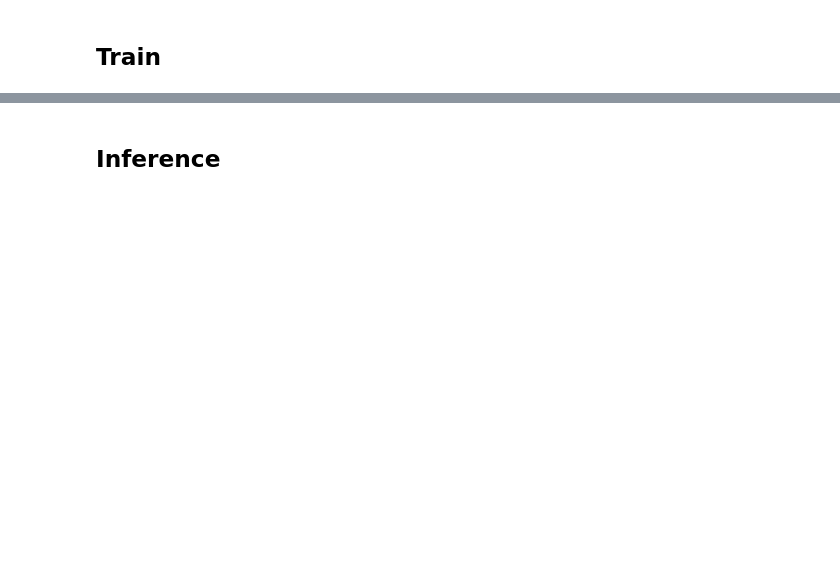
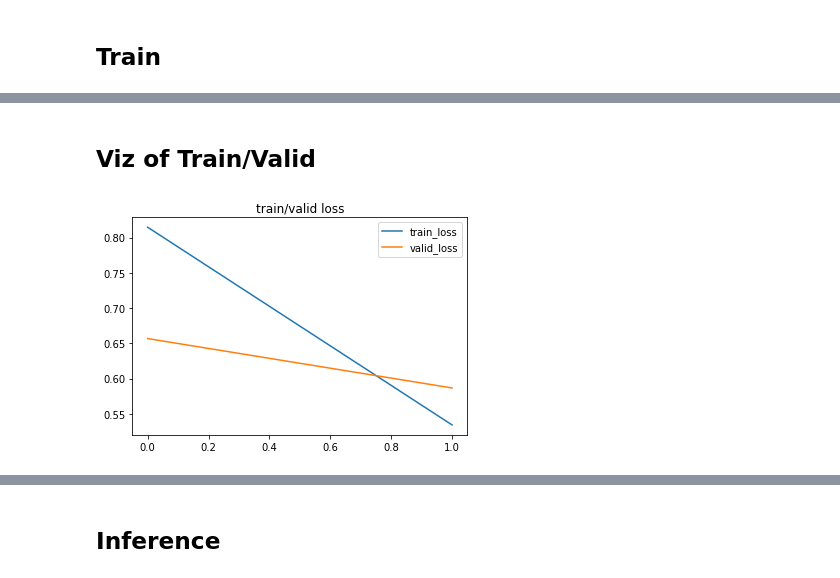
Before and after one commit to areomoon/Mongochu, a Jupyter notebook: BigPikachu/mango_competition.ipynb, the cells around one changed output, grey strips where cells are left out. Drawn from its saved outputs; the diff is of its cells as text; code cells hidden in the pictures; blank space fills up the shorter version.

Commit message:
add graph in model validation on kaggle kernel

```diff
--- a/BigPikachu/mango_competition.ipynb
+++ b/BigPikachu/mango_competition.ipynb
@@ -66,0 +85,2 @@ Name: kfold, dtype: int64
+# %% [markdown]
+## Viz of Train/Valid
@@ -66,0 +91,11 @@ Name: kfold, dtype: int64
+# %%
+with open('../weights/stored_metrics.pickle', 'rb') as file:
+    stored_metrics =pickle.load(file)
+# %%
+plt.plot(stored_metrics['train']['tr_loss_list'], label='train_loss')
+plt.plot(stored_metrics['valid']['val_loss_list'], label='valid_loss')
+plt.legend(loc='upper right')
+plt.title('train/valid loss')
+plt.show()
+# %% [output]
+[figure, added]
```
Also changed, not shown: parts of 6 cells of this notebook.
